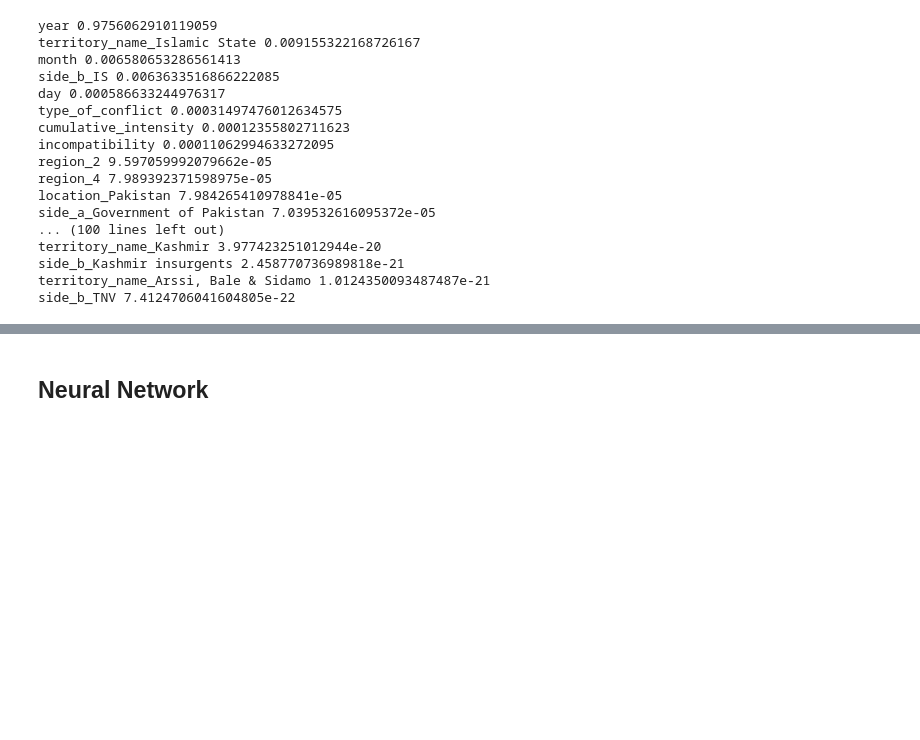
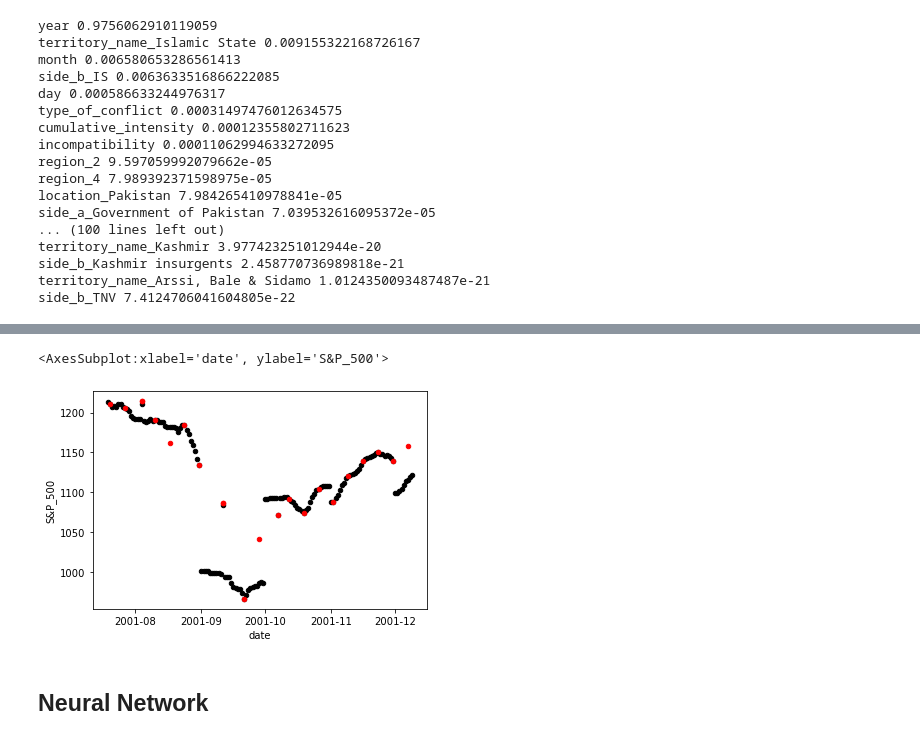
Before and after one commit to THeath15/Team1--Project, a Jupyter notebook: ml_dev.ipynb, the cells around one changed output, grey strips where cells are left out. Cells and saved outputs as stored; diff of their text form; code cells hidden in the pictures; blank space fills up the shorter version.

```diff
--- a/ml_dev.ipynb
+++ b/ml_dev.ipynb
@@ -300,0 +303,7 @@ side_b_TNV 7.4124706041604805e-22
+# %%
+september_data_df = X[(X.year == 2001) & (X.month == 9)]
+
+data_window_df = X[(X.year == 2001)]
+
+no_conflict_df = september_data_df.iloc[[2]]
+conflict_df = september_data_df.iloc[[0]]
@@ -300,0 +314,8 @@ side_b_TNV 7.4124706041604805e-22
+# %%
+from datetime import datetime, timedelta
+dates_df = pd.to_datetime(data_window_df.loc[:,('year','month','day')])
+data_window_df.loc[:,'date'] = dates_df
+start_date = datetime.strptime('2001-07-19','%Y-%m-%d')
+end_date = datetime.strptime('2001-12-09', '%Y-%m-%d')
+data_window_df = data_window_df[(data_window_df.date >= start_date) & (data_window_df.date <= end_date)]
+list_of_dates = pd.date_range(start = start_date, end = end_date, freq = 'd', normalize = True)
@@ -300,0 +327,13 @@ side_b_TNV 7.4124706041604805e-22
+# %%
+dates_df_list = []
+incident_date = datetime.strptime('2001-09-11', '%Y-%m-%d')
+for date in list_of_dates:
+    date_in_frame_index = (data_window_df.date == date)
+    date_in_frame = date_in_frame_index.any()
+    if date_in_frame:
+        df = data_window_df[date_in_frame_index].iloc[[0]].copy()
+    else:
+        df = no_conflict_df.copy()
+    df.month, df.day = date.month, date.day
+    df['date'] = date
+    dates_df_list.append(df)
@@ -300,0 +358,4 @@ side_b_TNV 7.4124706041604805e-22
+# %%
+X_september = pd.concat(dates_df_list, ignore_index = True)
+X_september_scaled = X_scaler.transform(X_september.drop(columns = ['date']))
+y_september_pred = erf.predict(X_september_scaled)
@@ -300,0 +383,10 @@ side_b_TNV 7.4124706041604805e-22
+# %%
+y_september_pred_df = pd.DataFrame(y_september_pred.round(2),index= X_september.date, columns = y_test.columns)
+y_september_pred_df['date'] = y_september_pred_df.index
+ax = y_september_pred_df.plot(x = 'date', y = 'S&P_500', kind = 'scatter', color = 'black')
+y_september_df = y.loc[data_window_df.index.to_list()]
+y_september_df['date'] = data_window_df.date
+y_september_df.plot(ax = ax, x = 'date', y = 'S&P_500', kind = 'scatter', c = 'red')
+# %% [output]
+<AxesSubplot:xlabel='date', ylabel='S&P_500'>
+[figure, added]
```
Also changed, not shown: parts of 12 cells of this notebook.
